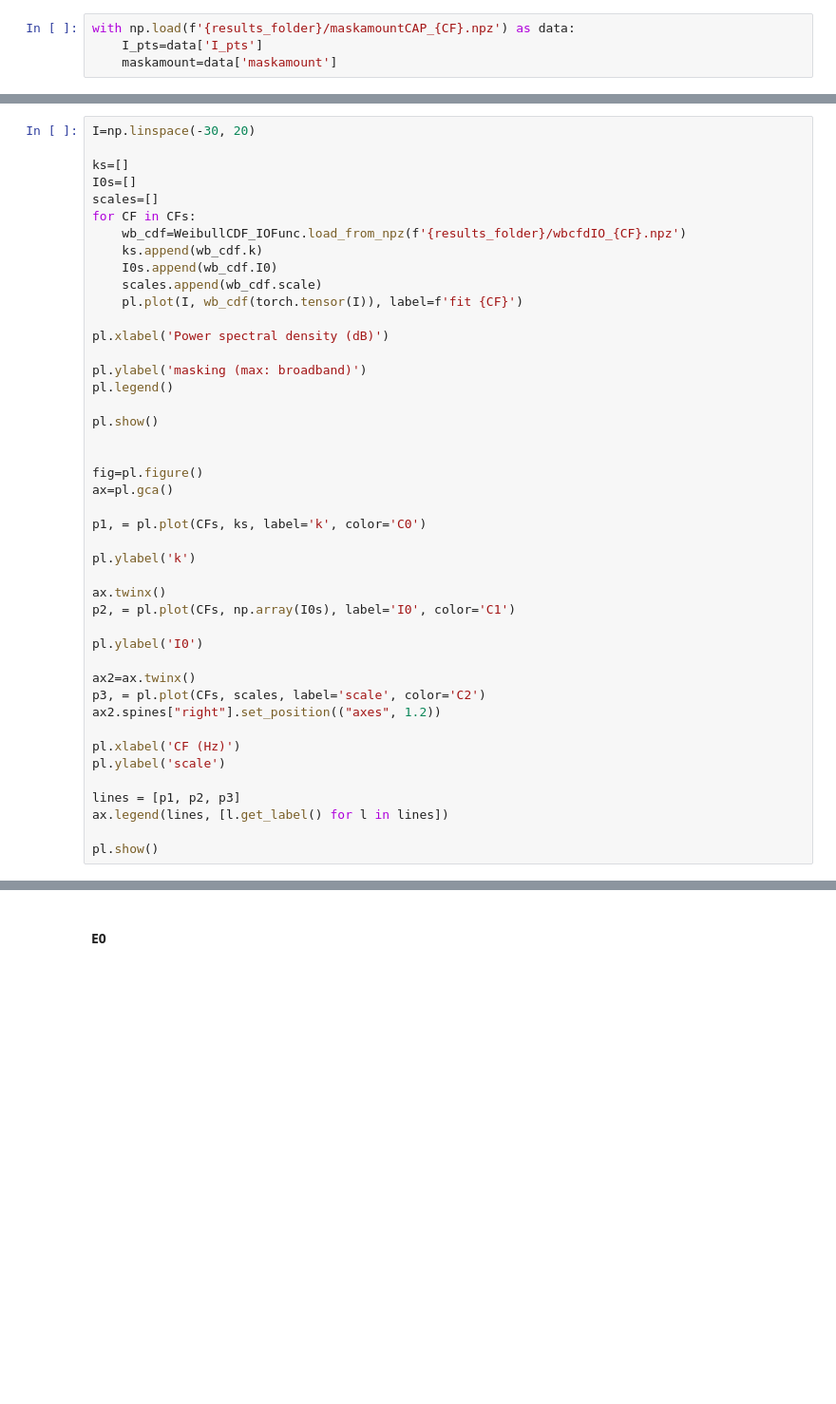
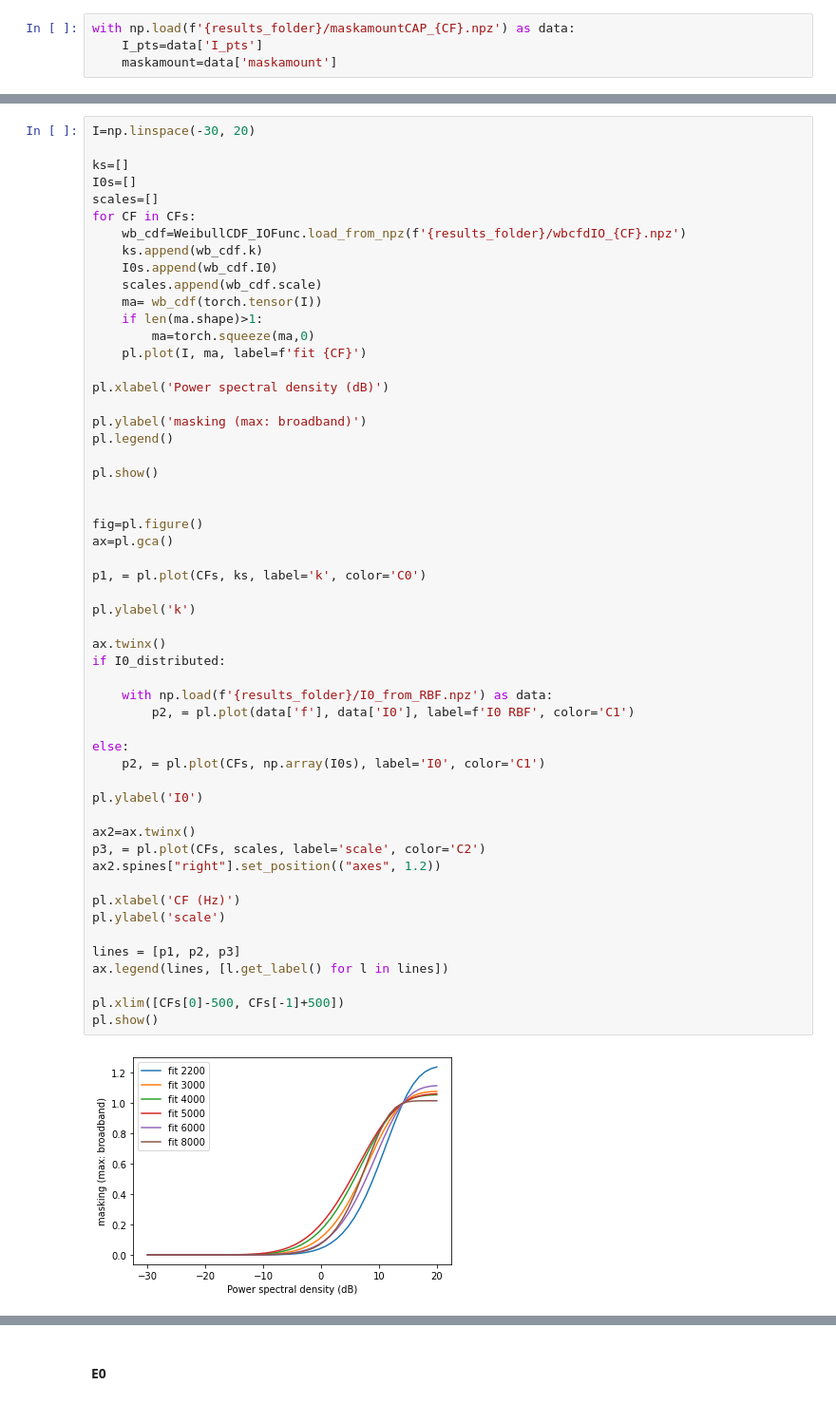
Before and after one commit to fdeloche/fmaskedCAP-model, a Jupyter notebook: Fit data synthesis.ipynb, the cells around one changed output, grey strips where cells are left out. Shown at 95% size. Cells and saved outputs as stored; diff of their text form; blank space fills up the shorter version.

```diff
--- a/Fit data synthesis.ipynb
+++ b/Fit data synthesis.ipynb
@@ -153,36 +156,48 @@ for CF in CFs:
     ks.append(wb_cdf.k)
     I0s.append(wb_cdf.I0)
     scales.append(wb_cdf.scale)
-    pl.plot(I, wb_cdf(torch.tensor(I)), label=f'fit {CF}')
+    ma= wb_cdf(torch.tensor(I))
+    if len(ma.shape)>1:
+        ma=torch.squeeze(ma,0)
+    pl.plot(I, ma, label=f'fit {CF}')
 
 pl.xlabel('Power spectral density (dB)')
 
 pl.ylabel('masking (max: broadband)')
 pl.legend()
 
 pl.show()
 
 
 fig=pl.figure()
 ax=pl.gca()
 
 p1, = pl.plot(CFs, ks, label='k', color='C0')
 
 pl.ylabel('k')
 
 ax.twinx()
-p2, = pl.plot(CFs, np.array(I0s), label='I0', color='C1')
+if I0_distributed:
+
+    with np.load(f'{results_folder}/I0_from_RBF.npz') as data:
+        p2, = pl.plot(data['f'], data['I0'], label=f'I0 RBF', color='C1')
+
+else:
+    p2, = pl.plot(CFs, np.array(I0s), label='I0', color='C1')
 
 pl.ylabel('I0')
 
 ax2=ax.twinx()
 p3, = pl.plot(CFs, scales, label='scale', color='C2')
 ax2.spines["right"].set_position(("axes", 1.2))
 
 pl.xlabel('CF (Hz)')
 pl.ylabel('scale')
 
 lines = [p1, p2, p3]
 ax.legend(lines, [l.get_label() for l in lines])
 
+pl.xlim([CFs[0]-500, CFs[-1]+500])
 pl.show()
+# %% [output]
+[figure, added]
```
Also changed, not shown: parts of 23 cells of this notebook, 11 other files.
